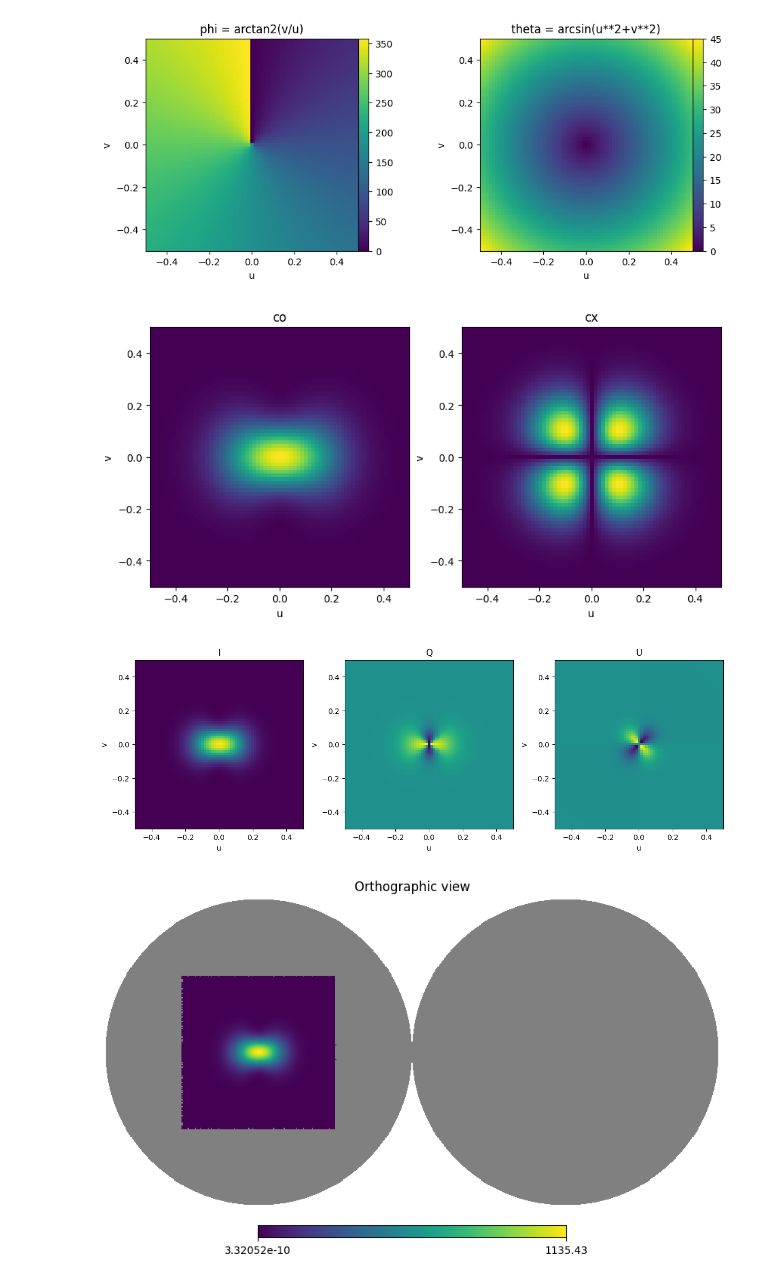
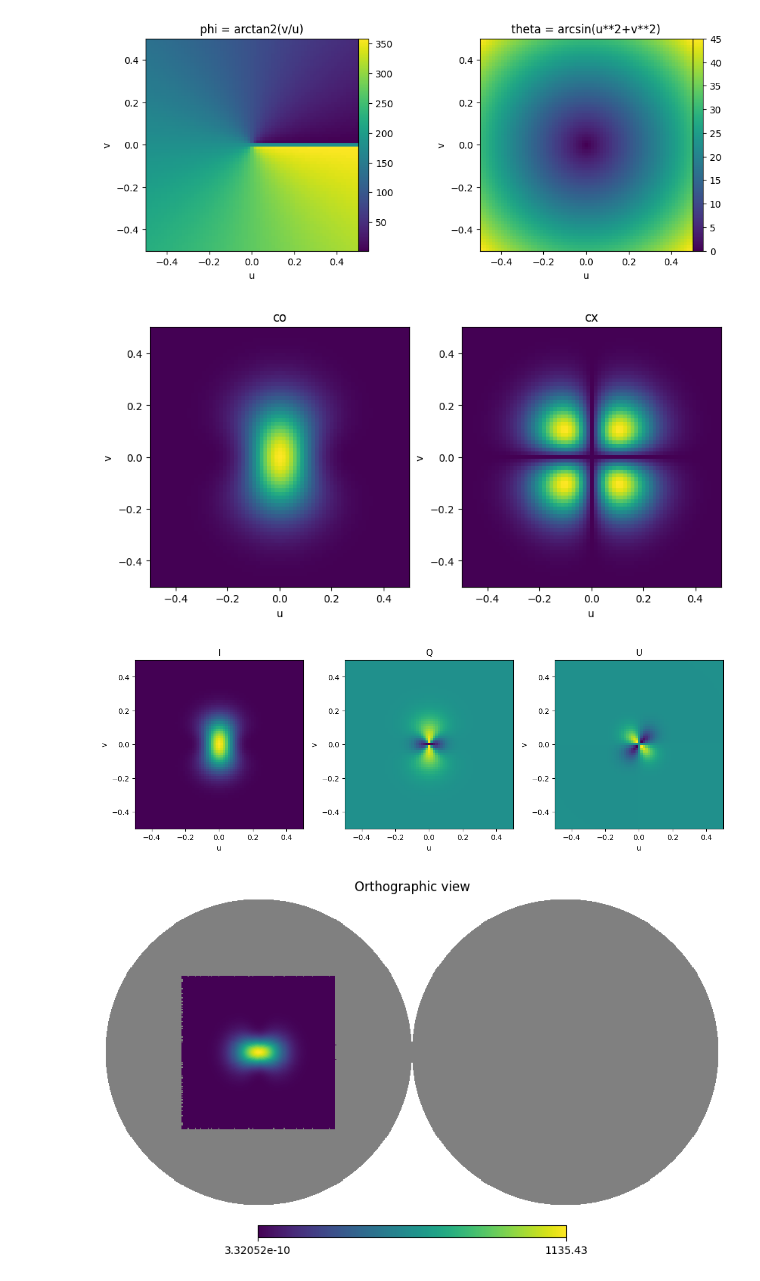
Before and after one commit to teob97/grasp2alm, a Jupyter notebook: notebooks/test.ipynb, the cells around one changed output. Cells and saved outputs as stored; diff of their text form; code cells hidden in the pictures.

Commit message:
Fixed bug in uv grid interpolation

```diff
--- a/notebooks/test.ipynb
+++ b/notebooks/test.ipynb
@@ -17,7 +17,7 @@ with open('spherical_grid.grd', 'r') as file:
     grid = file.read().split()
 # %%
 grid_np_raw = np.array(grid, dtype=float)
-grid_np = grid_np_raw.reshape(nx, ny, 4).transpose(1,0,2)
+grid_np = grid_np_raw.reshape(nx, ny, 4)
 # %%
 E_co = grid_np[:,:,0] + grid_np[:,:,1] * 1j
 E_cx = grid_np[:,:,2] + grid_np[:,:,3] * 1j
@@ -29,9 +29,10 @@ uv_x, uv_y = np.meshgrid(u, v)
 phi = np.arctan2(uv_y, uv_x)
 theta = np.arcsin(np.hypot(uv_x,uv_y))
 # Shift phi to [0, 2pi]
-# phi = phi -1*(np.sign(np.arctan2(uv_y,uv_x))+1)*np.pi
-phi = -phi.T + np.pi
-
+phi = phi -1*(np.sign(np.arctan2(uv_y,uv_x))-1)*np.pi
+#phi = -phi.T - np.pi
+phi = phi - 2*np.pi
+phi = -phi
 # Usefull in plots
 extent = [u.min(),u.max(),v.min(),v.max()]
 # %%
@@ -48,7 +49,7 @@ axs[1].set_xlabel('u')
 axs[1].set_ylabel('v')
 fig.tight_layout()
 # %% [output]
-[figure, old version]
+[figure, new version]
 # %%
 _, axs = plt.subplots(1,2, figsize = (10,10))
 axs[0].imshow(np.abs(E_co), extent=extent)
@@ -61,26 +62,32 @@ axs[1].set_xlabel('u')
 axs[1].set_ylabel('v')
 plt.show()
 # %% [output]
-[figure, old version]
+[figure, new version]
 # %%
+sign = -1
+
 I = np.abs(E_co)**2 + np.abs(E_cx)**2
-Q = -(np.abs(E_co)**2 - np.abs(E_cx)**2)*np.cos(2*phi)+2*np.real(E_co*np.conj(E_cx))*np.sin(2*phi)
-U = -(np.abs(E_co)**2 - np.abs(E_cx)**2)*np.sin(2*phi)-2*np.real(E_co*np.conj(E_cx))*np.cos(2*phi)
+
+q_0 = sign*(np.abs(E_co)**2 - np.abs(E_cx)**2)
+u_0 = sign*2*np.real(E_co*np.conj(E_cx))
+
+Q = q_0*np.cos(2*phi)-u_0*np.sin(2*phi)
+U = q_0*np.sin(2*phi)+u_0*np.cos(2*phi)
 
 fig, axs = plt.subplots(1,3, figsize = (12,10))
 axs[0].imshow(I, extent=extent)
 axs[1].imshow(Q, extent=extent)
 axs[2].imshow(U, extent=extent)
 for index, title in enumerate(['I','Q','U']):
     axs[index].set_title(title)
     axs[index].set_title(title)
     axs[index].set_title(title)
     axs[index].set_xlabel('u')
     axs[index].set_ylabel('v')
 fig.tight_layout()
 plt.show()
 # %% [output]
-[figure, old version]
+[figure, new version]
 # %%
 #pixel = np.zeros((nx,ny))
 #nside = 128
```
Also changed, not shown: parts of 2 cells of this notebook.
